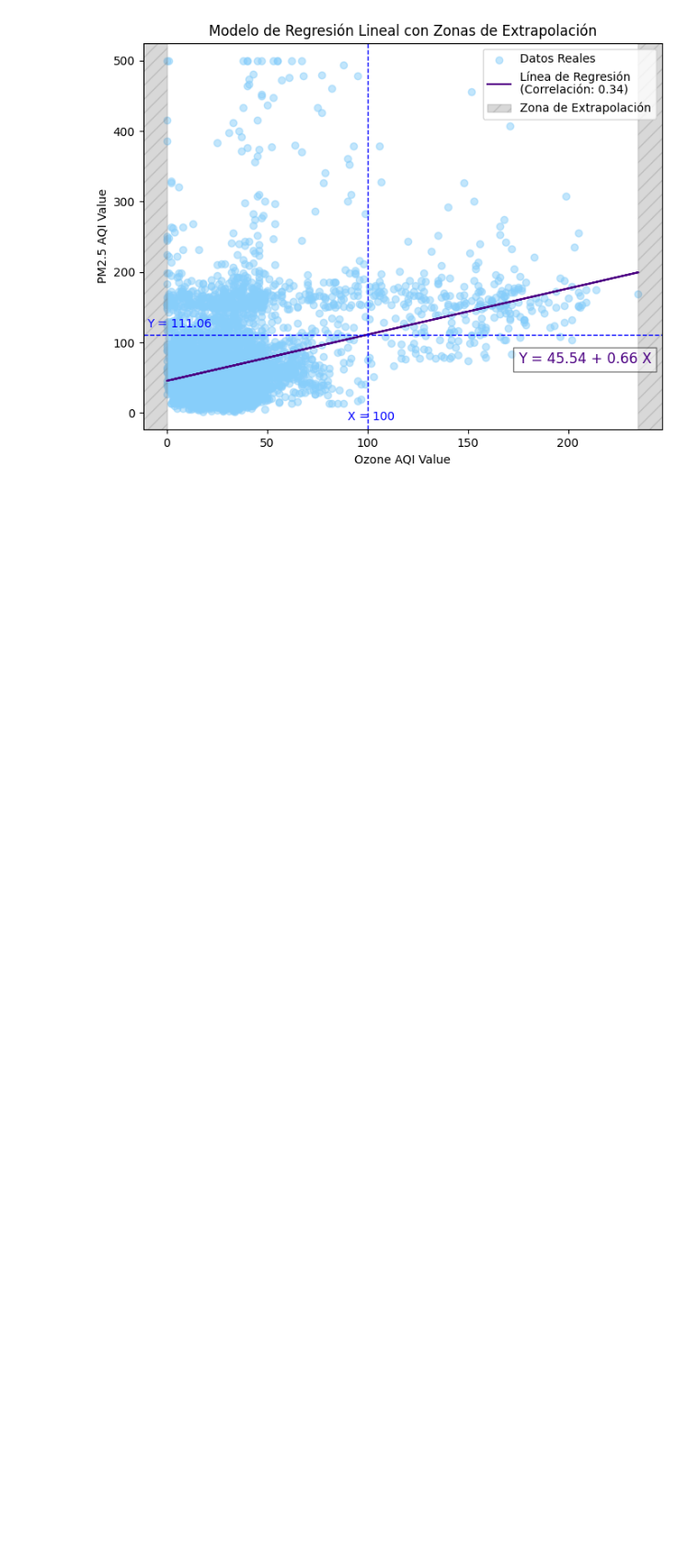
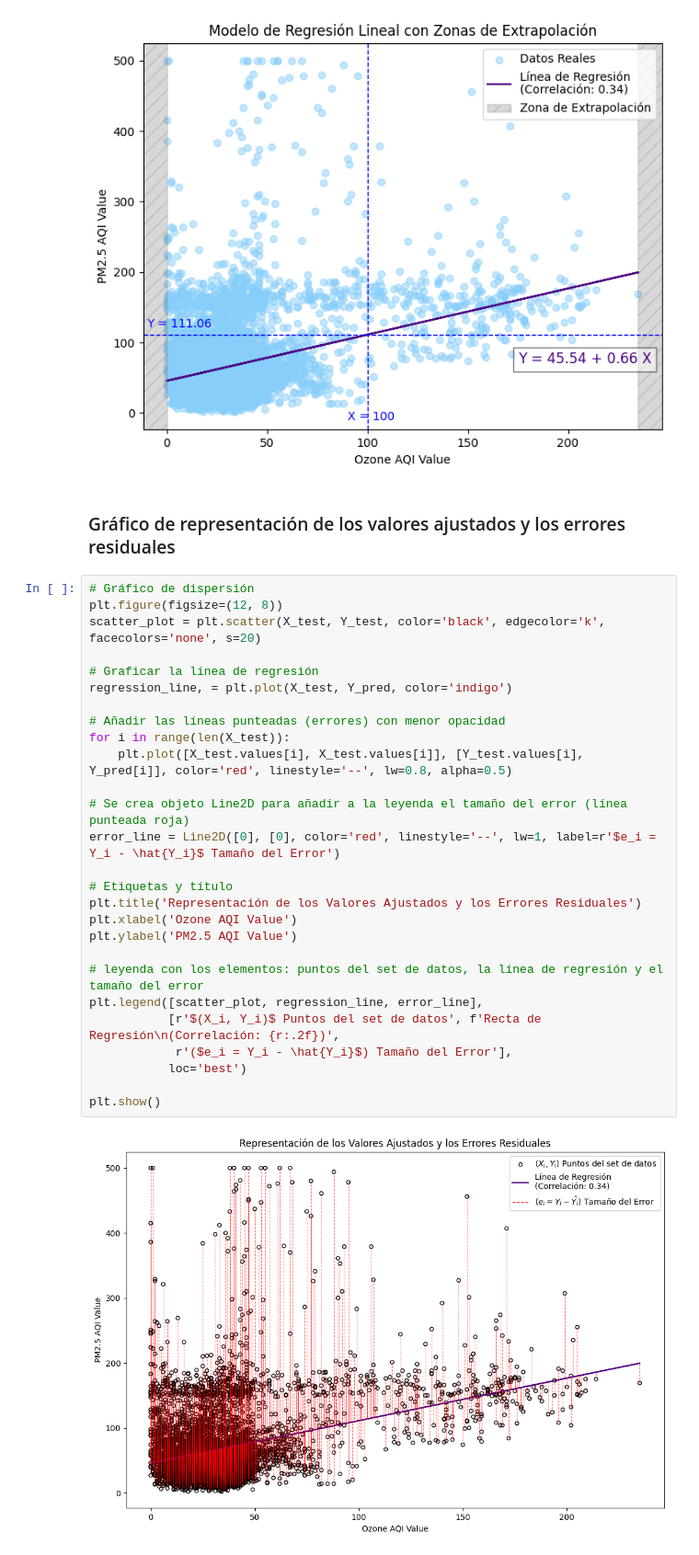
Before and after one commit to Vikktor93/global-air-pollution-linear-regression, a Jupyter notebook: notebooks/003_Regresion_Lineal.ipynb, the cells around one changed output. Shown at 92% size. Saved outputs shown, nothing was run; the diff lists cells and outputs as text; blank space fills up the shorter version.

Commit message:
Se agrega gráfico con los valores de ajustes y errores residuales

```diff
--- a/notebooks/003_Regresion_Lineal.ipynb
+++ b/notebooks/003_Regresion_Lineal.ipynb
@@ -241,6 +242,37 @@ plt.legend(loc='best')
 plt.show()
 # %% [output]
 [figure]
+# %% [markdown]
+### Gráfico de representación de los valores ajustados y los errores residuales
+# %%
+# Gráfico de dispersión
+plt.figure(figsize=(12, 8))
+scatter_plot = plt.scatter(X_test, Y_test, color='black', edgecolor='k', facecolors='none', s=20)
+
+# Graficar la línea de regresión
+regression_line, = plt.plot(X_test, Y_pred, color='indigo')
+
+# Añadir las líneas punteadas (errores) con menor opacidad
+for i in range(len(X_test)):
+    plt.plot([X_test.values[i], X_test.values[i]], [Y_test.values[i], Y_pred[i]], color='red', linestyle='--', lw=0.8, alpha=0.5)
+
+# Se crea objeto Line2D para añadir a la leyenda el tamaño del error (línea punteada roja)
+error_line = Line2D([0], [0], color='red', linestyle='--', lw=1, label=r'$e_i = Y_i - \hat{Y_i}$ Tamaño del Error')
+
+# Etiquetas y título
+plt.title('Representación de los Valores Ajustados y los Errores Residuales')
+plt.xlabel('Ozone AQI Value')
+plt.ylabel('PM2.5 AQI Value')
+
+# leyenda con los elementos: puntos del set de datos, la línea de regresión y el tamaño del error
+plt.legend([scatter_plot, regression_line, error_line],
+           [r'$(X_i, Y_i)$ Puntos del set de datos', f'Recta de Regresión\n(Correlación: {r:.2f})',
+            r'($e_i = Y_i - \hat{Y_i}$) Tamaño del Error'],
+           loc='best')
+
+plt.show()
+# %% [output]
+[figure, added]
 # %% [markdown]
 ### Explicación del Modelo
 
```
Also changed, not shown: parts of 1 cell of this notebook.
